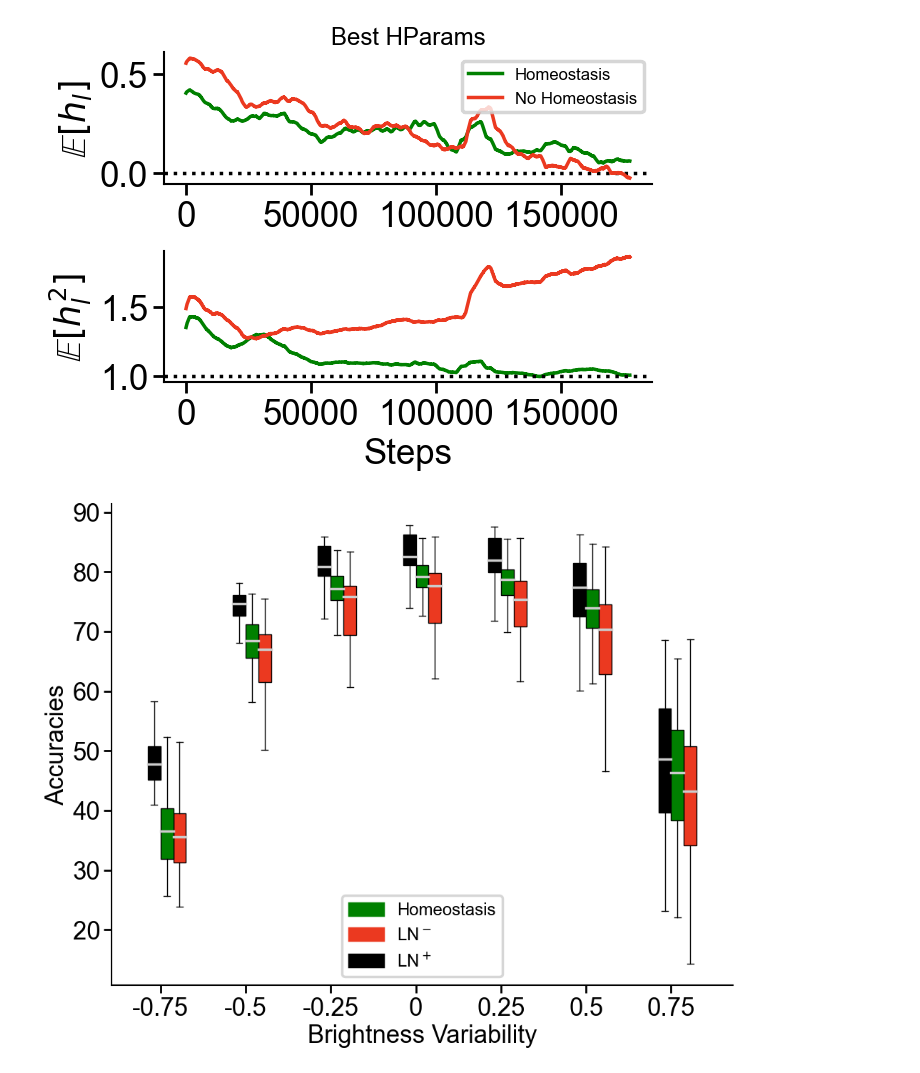
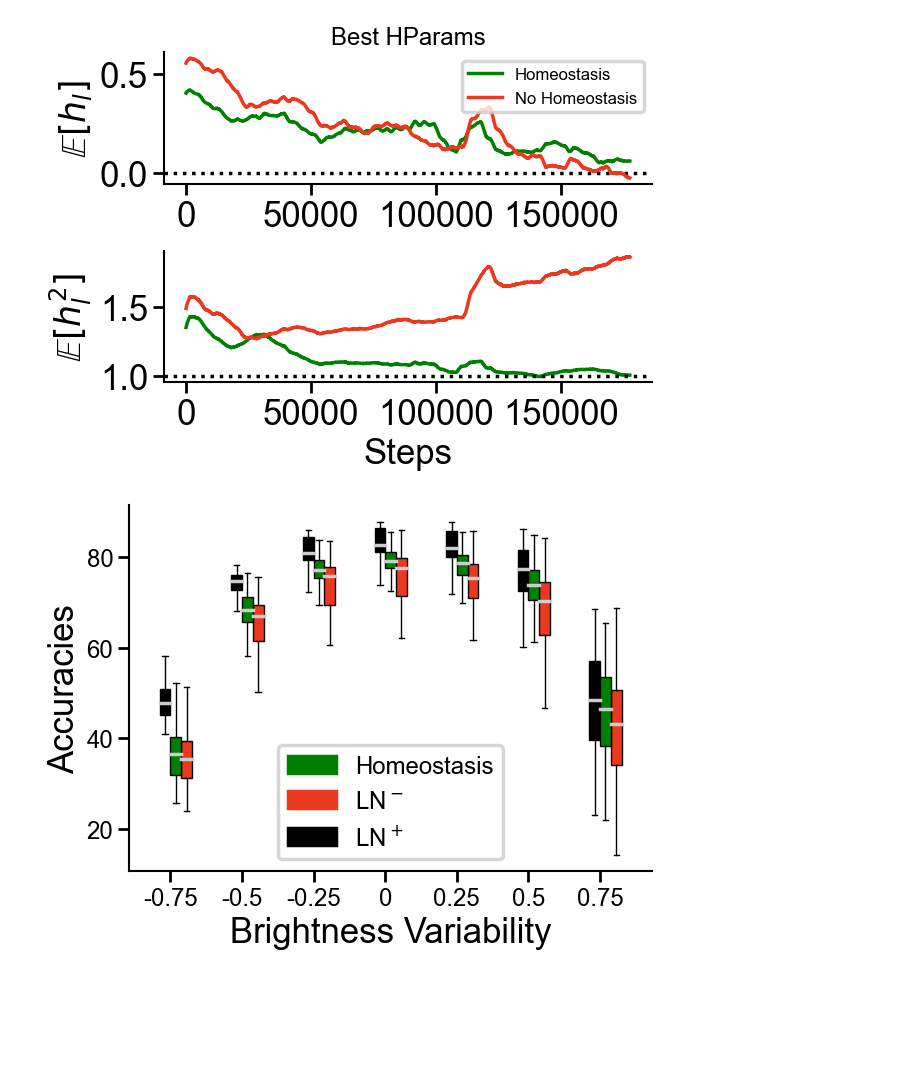
Before and after one commit to RoyHEyono/HomeostaticDANN, a Jupyter notebook: models/dense_mnist_task/notebooks/naisys_plots.ipynb, the cells around one changed output. Cells and saved outputs as stored; diff of their text form; code cells hidden in the pictures; blank space fills up the shorter version.

```diff
--- a/models/dense_mnist_task/notebooks/naisys_plots.ipynb
+++ b/models/dense_mnist_task/notebooks/naisys_plots.ipynb
@@ -370,34 +363,34 @@ homeostasis_data = [acc_s['runs_homeostasis'][key] for key in nested_keys]
 vanilla_dann_data = [acc_s['runs_vanilla_dann'][key] for key in nested_keys]
 vanilla_dann_layernorm_data = [acc_s['runs_vanilla_dann_layernorm'][key] for key in nested_keys]
 
 # Plotting
-plt.figure(figsize=(10, 8))
+# plt.figure(figsize=(10, 8))
 
 # Adding boxplots for both runs_homeostasis and runs_vanilla_dann on the same x-ticks
 positions = np.arange(len(nested_keys))
 box_width = 0.15  # Width for the boxplots
 
 
 plt.boxplot(vanilla_dann_layernorm_data, positions=positions - box_width / 2, widths=box_width, patch_artist=True, medianprops=dict(color='#cccccc', linewidth=2.5), boxprops=dict(facecolor='black'), showfliers=False)
 plt.boxplot(vanilla_dann_data, positions=positions + 1.5*box_width , widths=box_width, patch_artist=True, medianprops=dict(color='#cccccc', linewidth=2.5), boxprops=dict(facecolor='#eb3920'), showfliers=False)
 plt.boxplot(homeostasis_data, positions=positions + box_width / 2, widths=box_width, patch_artist=True, medianprops=dict(color='#cccccc', linewidth=2.5), boxprops=dict(facecolor='green'), showfliers=False)
 
 # Customizing the plot
 plt.xticks(ticks=positions, labels=[str(key) for key in nested_keys])
 plt.xlabel('Brightness Variability', fontsize=25)
 plt.ylabel('Accuracies', fontsize=25)
 # Creating legend based on face colors
 lightblue_patch = mpatches.Patch(color='green', label='Homeostasis')
 lightsalmon_patch = mpatches.Patch(color='black', label='LN$^+$')
 lightgreen_patch = mpatches.Patch(color='#eb3920', label='LN$^-$')
 plt.legend(handles=[lightblue_patch, lightgreen_patch, lightsalmon_patch])
 plt.tight_layout()
 
 # Set larger font sizes for the tick numbers
-plt.xticks(fontsize=25)
-plt.yticks(fontsize=25)
+# plt.xticks(fontsize=25)
+# plt.yticks(fontsize=25)
 
 # Display the plot
 plt.show()
 # %% [output]
-[figure, old version]
+[figure, new version]
```
Also changed, not shown: parts of 1 cell of this notebook, 9 other files.
